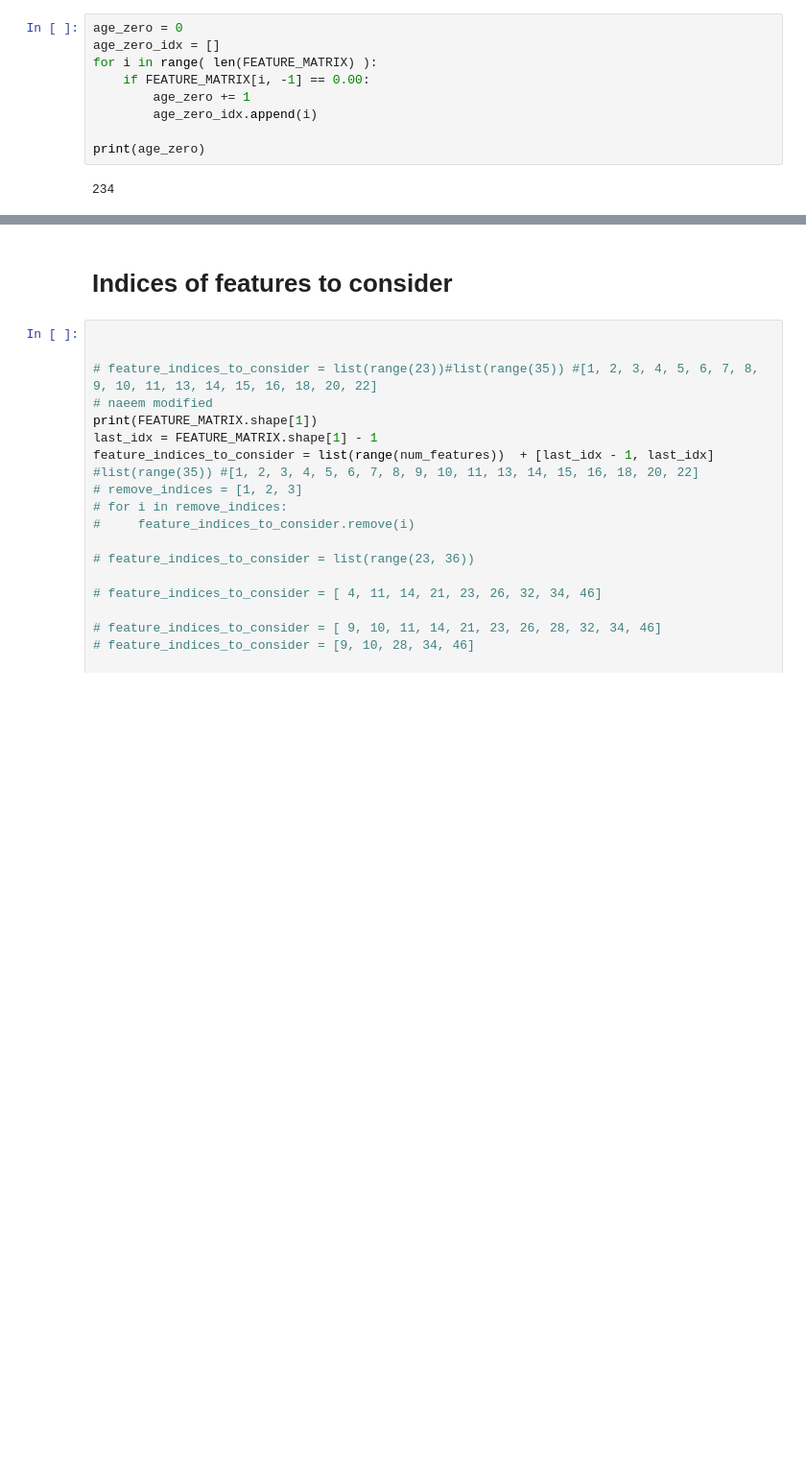
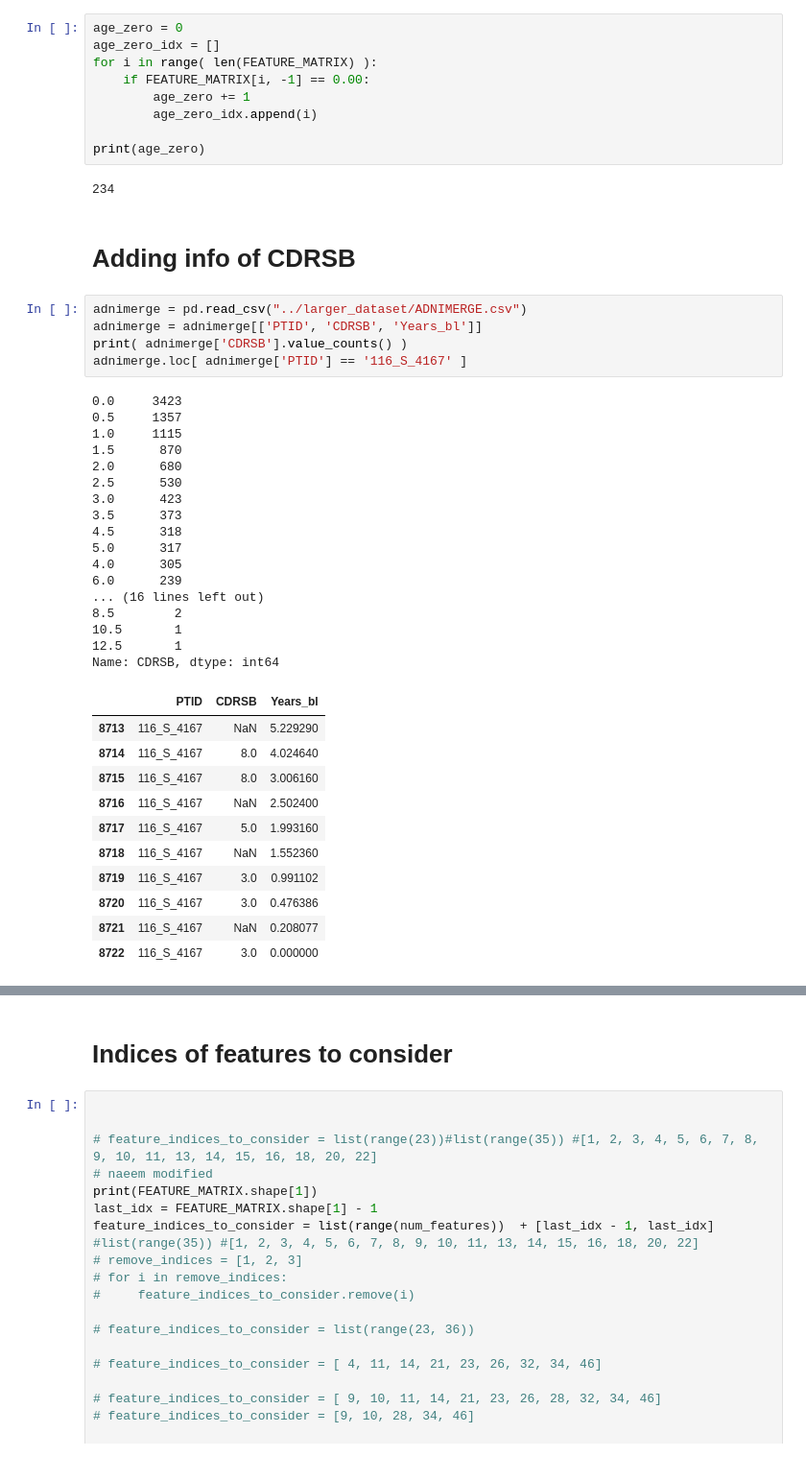
Before and after one commit to Mashiatmm/AD_Project_Thesis, a Jupyter notebook: genetic data/Mashiat_Main_Notebook_SMOTE.ipynb, the cells around one changed output, grey strips where cells are left out. Shown at 96% size. Saved outputs shown, nothing was run; the diff lists cells and outputs as text; blank space fills up the shorter version.

Commit message:
CDRSB added

```diff
--- a/genetic data/Mashiat_Main_Notebook_SMOTE.ipynb
+++ b/genetic data/Mashiat_Main_Notebook_SMOTE.ipynb
@@ -235,3 +235,39 @@ for i in range( len(FEATURE_MATRIX) ):
 print(age_zero)
 # %% [output]
 234
+# %% [markdown]
+# Adding info of CDRSB
+# %%
+adnimerge = pd.read_csv("../larger_dataset/ADNIMERGE.csv")
+adnimerge = adnimerge[['PTID', 'CDRSB', 'Years_bl']]
+print( adnimerge['CDRSB'].value_counts() )
+adnimerge.loc[ adnimerge['PTID'] == '116_S_4167' ]
+# %% [output]
+0.0     3423
+0.5     1357
+1.0     1115
+1.5      870
+2.0      680
+2.5      530
+3.0      423
+3.5      373
+4.5      318
+5.0      317
+4.0      305
+6.0      239
+... (16 lines left out)
+8.5        2
+10.5       1
+12.5       1
+Name: CDRSB, dtype: int64
+|  | PTID | CDRSB | Years_bl |
+| 8713 | 116_S_4167 | NaN | 5.229290 |
+| 8714 | 116_S_4167 | 8.0 | 4.024640 |
+| 8715 | 116_S_4167 | 8.0 | 3.006160 |
+| 8716 | 116_S_4167 | NaN | 2.502400 |
+| 8717 | 116_S_4167 | 5.0 | 1.993160 |
+| 8718 | 116_S_4167 | NaN | 1.552360 |
+| 8719 | 116_S_4167 | 3.0 | 0.991102 |
+| 8720 | 116_S_4167 | 3.0 | 0.476386 |
+| 8721 | 116_S_4167 | NaN | 0.208077 |
+| 8722 | 116_S_4167 | 3.0 | 0.000000 |
```
Also changed, not shown: parts of 16 cells of this notebook, 8 other files.
